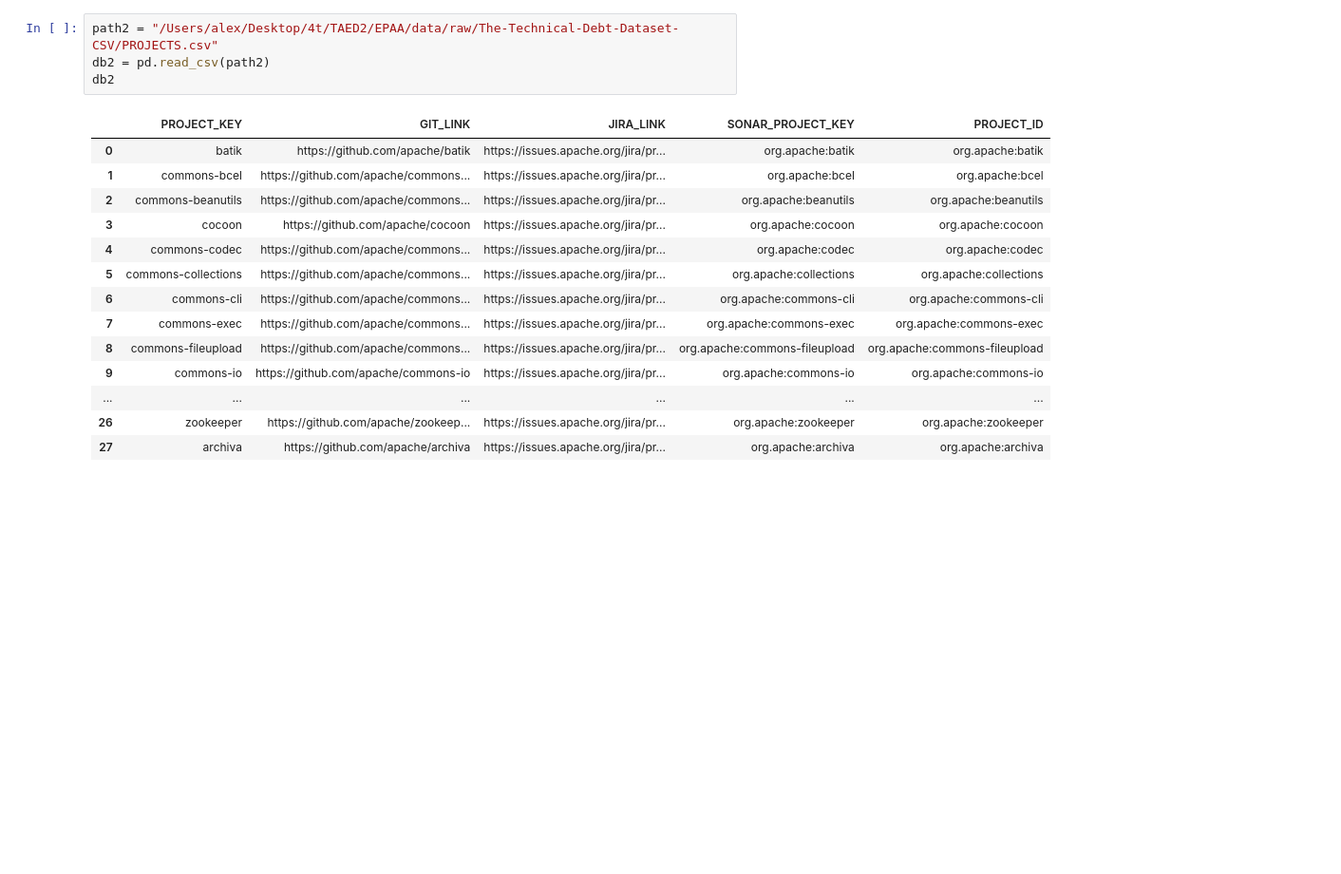
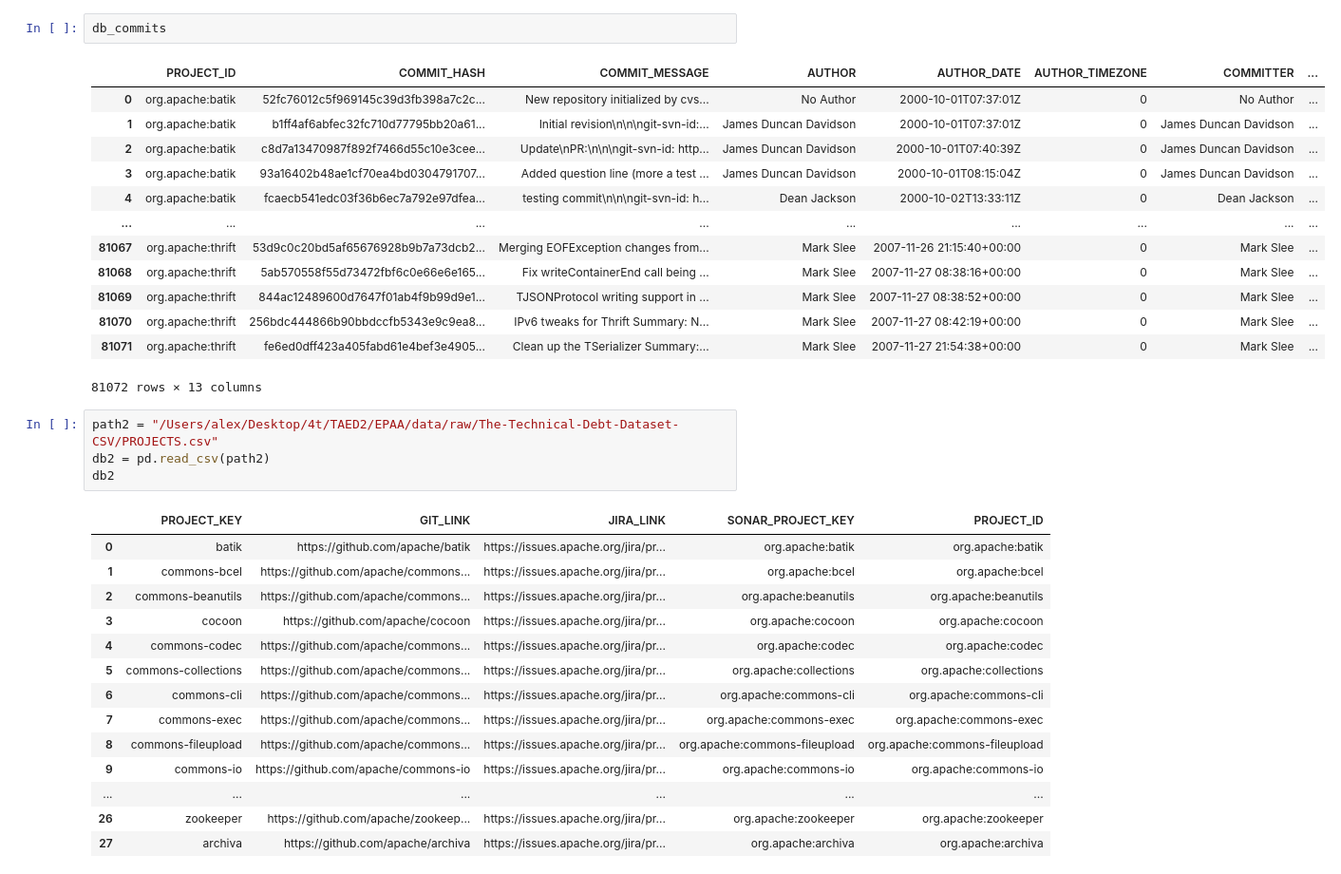
Before and after one commit to megaelius/EPAA, a Jupyter notebook: notebooks/TAED2_test_alex.ipynb, the cells around one changed output. Shown: that part at 95% size. Cells and saved outputs as stored; diff of their text form; blank space fills up the shorter version.

```diff
--- a/notebooks/TAED2_test_alex.ipynb
+++ b/notebooks/TAED2_test_alex.ipynb
@@ -11,3 +69,19 @@ KeyError: 0
+# %%
+db_commits
+# %% [output]
+|  | PROJECT_ID | COMMIT_HASH | COMMIT_MESSAGE | AUTHOR | AUTHOR_DATE | AUTHOR_TIMEZONE | COMMITTER | ... |
+| 0 | org.apache:batik | 52fc76012c5f969145c39d3fb398a7c2c... | New repository initialized by cvs... | No Author | 2000-10-01T07:37:01Z | 0 | No Author | ... |
+| 1 | org.apache:batik | b1ff4af6abfec32fc710d77795bb20a61... | Initial revision\n\n\ngit-svn-id:... | James Duncan Davidson | 2000-10-01T07:37:01Z | 0 | James Duncan Davidson | ... |
+| 2 | org.apache:batik | c8d7a13470987f892f7466d55c10e3cee... | Update\nPR:\n\n\ngit-svn-id: http... | James Duncan Davidson | 2000-10-01T07:40:39Z | 0 | James Duncan Davidson | ... |
+| 3 | org.apache:batik | 93a16402b48ae1cf70ea4bd0304791707... | Added question line (more a test ... | James Duncan Davidson | 2000-10-01T08:15:04Z | 0 | James Duncan Davidson | ... |
+| 4 | org.apache:batik | fcaecb541edc03f36b6ec7a792e97dfea... | testing commit\n\n\ngit-svn-id: h... | Dean Jackson | 2000-10-02T13:33:11Z | 0 | Dean Jackson | ... |
+| ... | ... | ... | ... | ... | ... | ... | ... | ... |
+| 81067 | org.apache:thrift | 53d9c0c20bd5af65676928b9b7a73dcb2... | Merging EOFException changes from... | Mark Slee | 2007-11-26 21:15:40+00:00 | 0 | Mark Slee | ... |
+| 81068 | org.apache:thrift | 5ab570558f55d73472fbf6c0e66e6e165... | Fix writeContainerEnd call being ... | Mark Slee | 2007-11-27 08:38:16+00:00 | 0 | Mark Slee | ... |
+| 81069 | org.apache:thrift | 844ac12489600d7647f01ab4f9b99d9e1... | TJSONProtocol writing support in ... | Mark Slee | 2007-11-27 08:38:52+00:00 | 0 | Mark Slee | ... |
+| 81070 | org.apache:thrift | 256bdc444866b90bbdccfb5343e9c9ea8... | IPv6 tweaks for Thrift Summary: N... | Mark Slee | 2007-11-27 08:42:19+00:00 | 0 | Mark Slee | ... |
+| 81071 | org.apache:thrift | fe6ed0dff423a405fabd61e4bef3e4905... | Clean up the TSerializer Summary:... | Mark Slee | 2007-11-27 21:54:38+00:00 | 0 | Mark Slee | ... |
+81072 rows × 13 columns
 # %%
 path2 = "/Users/alex/Desktop/4t/TAED2/EPAA/data/raw/The-Technical-Debt-Dataset-CSV/PROJECTS.csv"
 db2 = pd.read_csv(path2)
```
Also changed, not shown: parts of 5 cells of this notebook.
